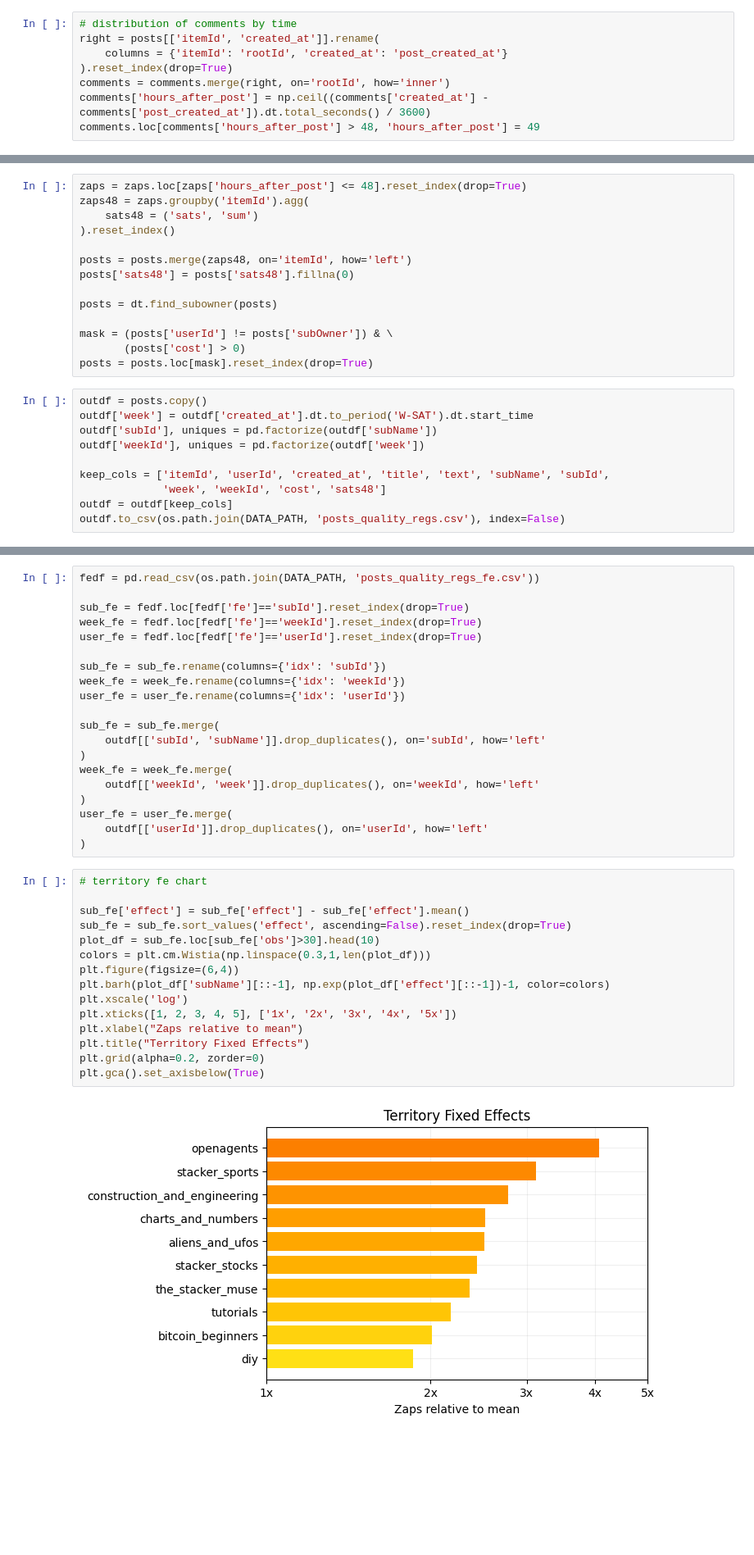
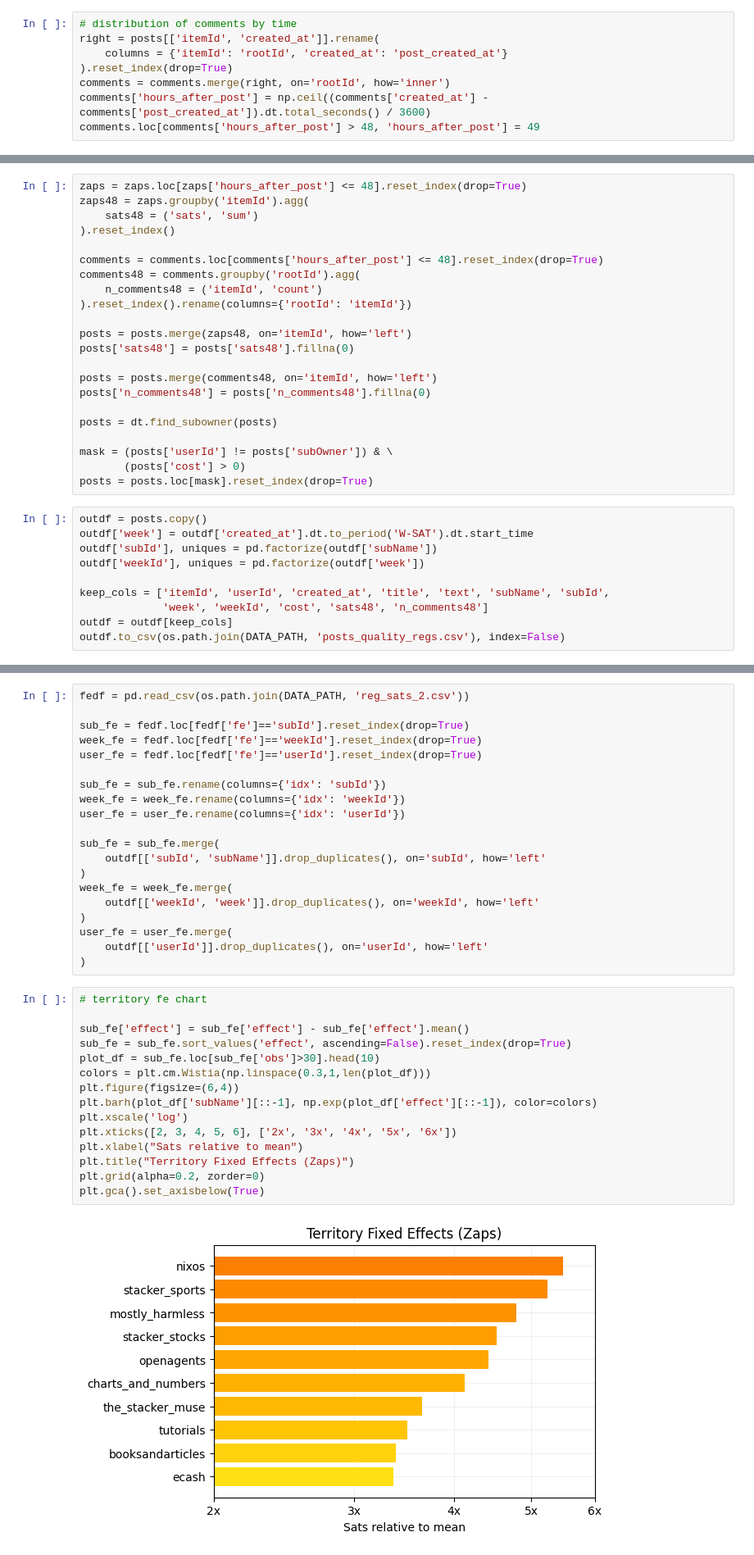
Before and after one commit to ed-kung/sn-research, a Jupyter notebook: src/notebooks/playground.ipynb, the cells around one changed output, grey strips where cells are left out. Shown: that part at 82% size. Saved outputs shown, nothing was run; the diff lists cells and outputs as text; blank space fills up the shorter version.

Commit message:
zap and comment regressions

```diff
--- a/src/notebooks/playground.ipynb
+++ b/src/notebooks/playground.ipynb
@@ -90,8 +94,16 @@ zaps48 = zaps.groupby('itemId').agg(
     sats48 = ('sats', 'sum')
 ).reset_index()
 
+comments = comments.loc[comments['hours_after_post'] <= 48].reset_index(drop=True)
+comments48 = comments.groupby('rootId').agg(
+    n_comments48 = ('itemId', 'count')
+).reset_index().rename(columns={'rootId': 'itemId'})
+
 posts = posts.merge(zaps48, on='itemId', how='left')
 posts['sats48'] = posts['sats48'].fillna(0)
+
+posts = posts.merge(comments48, on='itemId', how='left')
+posts['n_comments48'] = posts['n_comments48'].fillna(0)
 
 posts = dt.find_subowner(posts)
 
@@ -105,7 +117,7 @@ outdf['subId'], uniques = pd.factorize(outdf['subName'])
 outdf['weekId'], uniques = pd.factorize(outdf['week'])
 
 keep_cols = ['itemId', 'userId', 'created_at', 'title', 'text', 'subName', 'subId',
-             'week', 'weekId', 'cost', 'sats48']
+             'week', 'weekId', 'cost', 'sats48', 'n_comments48']
 outdf = outdf[keep_cols]
 outdf.to_csv(os.path.join(DATA_PATH, 'posts_quality_regs.csv'), index=False)
 # %%
@@ -138,7 +148,7 @@ Residual Std. Error 2.268 (df = 179651) 2.167 (df = 179539) 2.139 (df = 179313)
 Note:                                                                   *p<0.1; **p<0.05; ***p<0.01
 CompletedProcess(args=['/usr/local/bin/Rscript', '/Users/ekung/projects/sn-research/src/R/playground.R'], returncode=0)
 # %%
-fedf = pd.read_csv(os.path.join(DATA_PATH, 'posts_quality_regs_fe.csv'))
+fedf = pd.read_csv(os.path.join(DATA_PATH, 'reg_sats_2.csv'))
 
 sub_fe = fedf.loc[fedf['fe']=='subId'].reset_index(drop=True)
 week_fe = fedf.loc[fedf['fe']=='weekId'].reset_index(drop=True)
@@ -160,17 +170,17 @@ user_fe = user_fe.merge(
 # %%
 # territory fe chart
 
 sub_fe['effect'] = sub_fe['effect'] - sub_fe['effect'].mean()
 sub_fe = sub_fe.sort_values('effect', ascending=False).reset_index(drop=True)
 plot_df = sub_fe.loc[sub_fe['obs']>30].head(10)
 colors = plt.cm.Wistia(np.linspace(0.3,1,len(plot_df)))
 plt.figure(figsize=(6,4))
-plt.barh(plot_df['subName'][::-1], np.exp(plot_df['effect'][::-1])-1, color=colors)
+plt.barh(plot_df['subName'][::-1], np.exp(plot_df['effect'][::-1]), color=colors)
 plt.xscale('log')
-plt.xticks([1, 2, 3, 4, 5], ['1x', '2x', '3x', '4x', '5x'])
-plt.xlabel("Zaps relative to mean")
-plt.title("Territory Fixed Effects")
+plt.xticks([2, 3, 4, 5, 6], ['2x', '3x', '4x', '5x', '6x'])
+plt.xlabel("Sats relative to mean")
+plt.title("Territory Fixed Effects (Zaps)")
 plt.grid(alpha=0.2, zorder=0)
 plt.gca().set_axisbelow(True)
 # %% [output]
-[figure, old version]
+[figure, new version]
```
Also changed, not shown: parts of 6 cells of this notebook, 2 other files.
